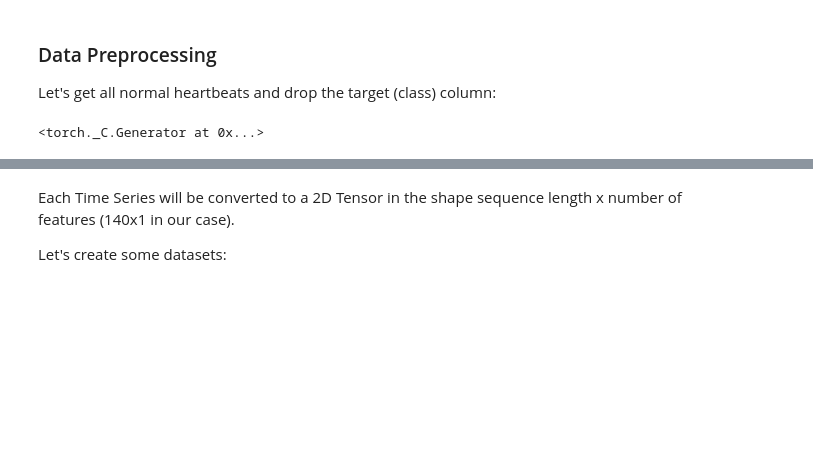
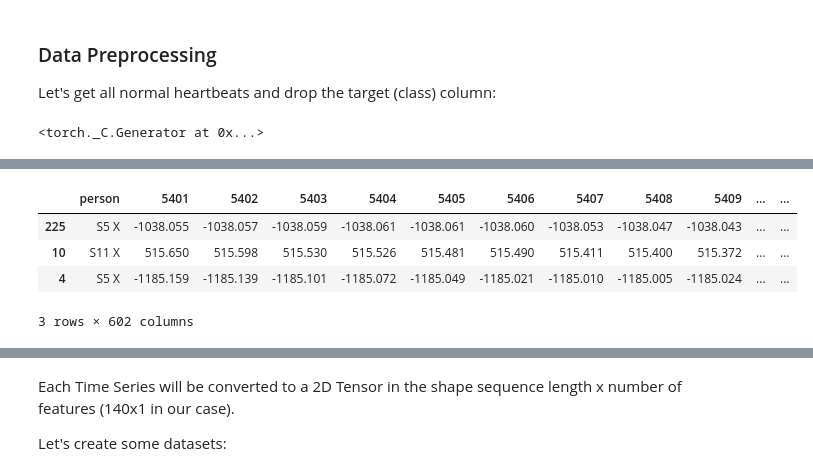
Before and after one commit to HieronymusEsteban/autoencoder_timeseries, a Jupyter notebook: autoencoder_first_try.ipynb, the cells around one changed output, grey strips where cells are left out. Cells and saved outputs as stored; diff of their text form; code cells hidden in the pictures; blank space fills up the shorter version.

```diff
--- a/autoencoder_first_try.ipynb
+++ b/autoencoder_first_try.ipynb
@@ -1119,0 +1191,8 @@ std_scaler = StandardScaler()
+# %%
+test_df.head(3)
+# %% [output]
+|  | person | 5401 | 5402 | 5403 | 5404 | 5405 | 5406 | 5407 | 5408 | 5409 | ... | ... |
+| 225 | S5 X | -1038.055 | -1038.057 | -1038.059 | -1038.061 | -1038.061 | -1038.060 | -1038.053 | -1038.047 | -1038.043 | ... | ... |
+| 10 | S11 X | 515.650 | 515.598 | 515.530 | 515.526 | 515.481 | 515.490 | 515.411 | 515.400 | 515.372 | ... | ... |
+| 4 | S5 X | -1185.159 | -1185.139 | -1185.101 | -1185.072 | -1185.049 | -1185.021 | -1185.010 | -1185.005 | -1185.024 | ... | ... |
+3 rows × 602 columns
```
Also changed, not shown: parts of 49 cells of this notebook.
